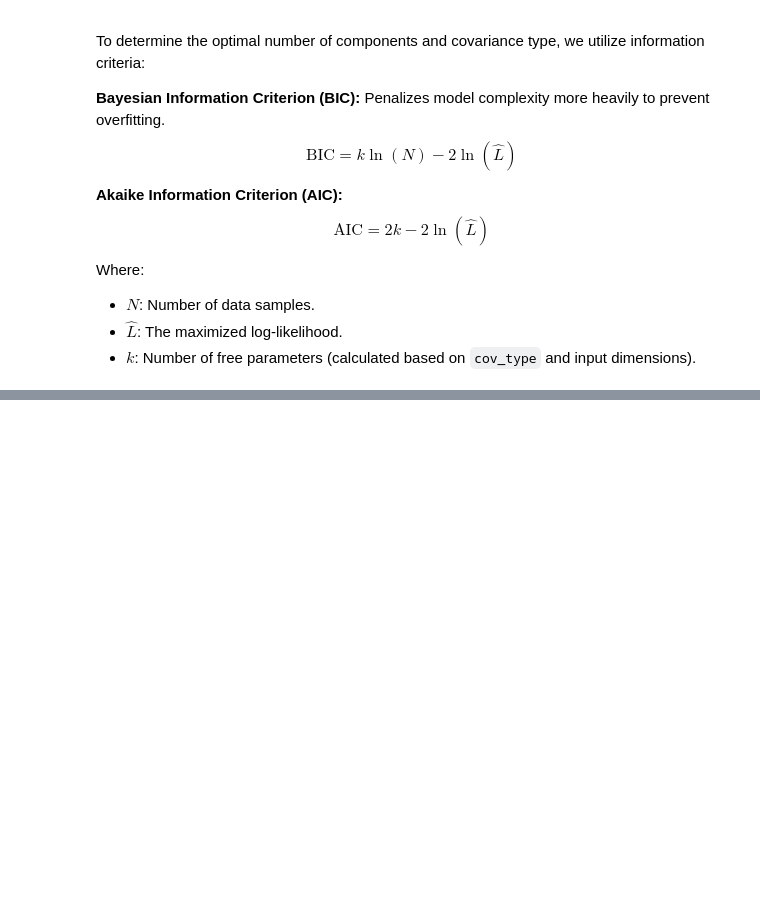
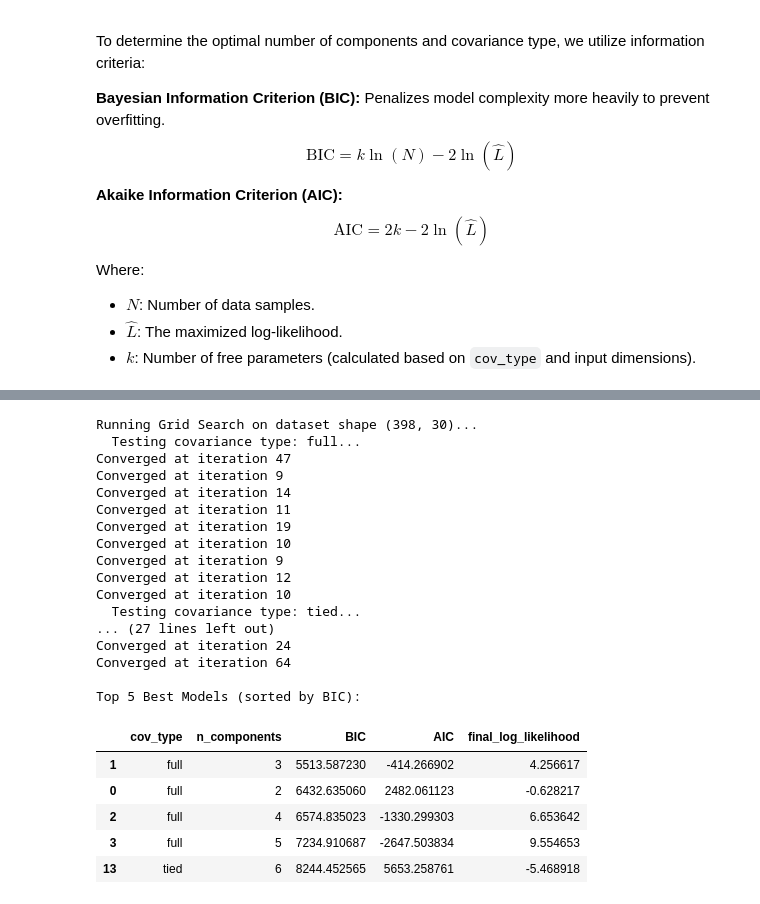
Before and after one commit to marwanelgharbawy/dimensionality-reduction-clustering, a Jupyter notebook: notebooks/GMM.ipynb, the cells around one changed output, grey strips where cells are left out. Cells and saved outputs as stored; diff of their text form; code cells hidden in the pictures; blank space fills up the shorter version.

```diff
--- a/notebooks/GMM.ipynb
+++ b/notebooks/GMM.ipynb
@@ -100,0 +162,71 @@ Where:
+# %%
+def run_gmm_grid_search(X_data, components_range, covariance_types):
+    results = []
+    best_gmm = None
+    best_bic = np.inf
+
+    print(f"Running Grid Search on dataset shape {X_data.shape}...")
+
+    for cov_type in covariance_types:
+        print(f"  Testing covariance type: {cov_type}...")
+        for n_comp in components_range:
+            # Initialize and fit GMM
+            # Using fixed random_state for reproducibility
+            gmm = GMM(n_components=n_comp, cov_type=cov_type, max_iter=100, tol=1e-4, random_state=42)
+            gmm.fit(X_data)
+
+            # Calculate metrics
+            bic = gmm.bic(X_data)
+            aic = gmm.aic(X_data)
+
+            # Store results
+            results.append({
+                'cov_type': cov_type,
+                'n_components': n_comp,
+                'BIC': bic,
+                'AIC': aic,
+                'final_log_likelihood': gmm.log_likelihood_history[-1] if gmm.log_likelihood_history else None
+            })
+
+            # Track best model based on BIC
+            if bic < best_bic:
+                best_bic = bic
+                best_gmm = gmm
+
+    return pd.DataFrame(results), best_gmm
+
+# Configuration
+# Testing K=2 to K=10 clusters across all 4 covariance types
+n_components_range = range(2, 11)
+covariance_types = ['full', 'tied', 'diagonal', 'spherical']
+
+# Run the experiment using the standardized training data
+exp2_results, best_gmm = run_gmm_grid_search(x_train_standardized.values, n_components_range, covariance_types)
+
+# Display top 5 best configurations
+print("\nTop 5 Best Models (sorted by BIC):")
+display(exp2_results.sort_values('BIC').head(5))
+# %% [output]
+Running Grid Search on dataset shape (398, 30)...
+  Testing covariance type: full...
+Converged at iteration 47
+Converged at iteration 9
+Converged at iteration 14
+Converged at iteration 11
+Converged at iteration 19
+Converged at iteration 10
+Converged at iteration 9
+Converged at iteration 12
+Converged at iteration 10
+  Testing covariance type: tied...
+... (27 lines left out)
+Converged at iteration 24
+Converged at iteration 64
+
+Top 5 Best Models (sorted by BIC):
+|  | cov_type | n_components | BIC | AIC | final_log_likelihood |
+| 1 | full | 3 | 5513.587230 | -414.266902 | 4.256617 |
+| 0 | full | 2 | 6432.635060 | 2482.061123 | -0.628217 |
+| 2 | full | 4 | 6574.835023 | -1330.299303 | 6.653642 |
+| 3 | full | 5 | 7234.910687 | -2647.503834 | 9.554653 |
+| 13 | tied | 6 | 8244.452565 | 5653.258761 | -5.468918 |
```
Also changed, not shown: parts of 4 cells of this notebook, 1 other file.
